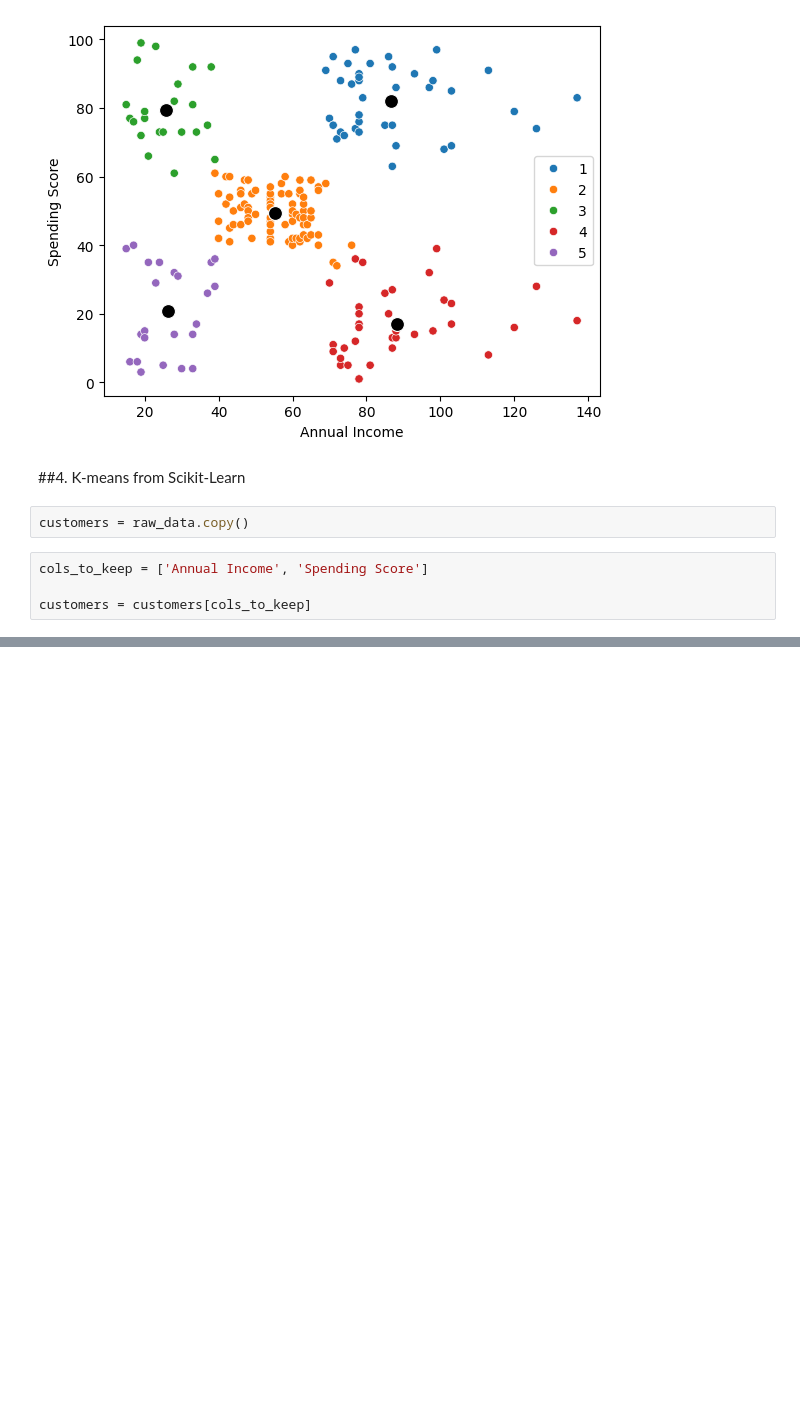
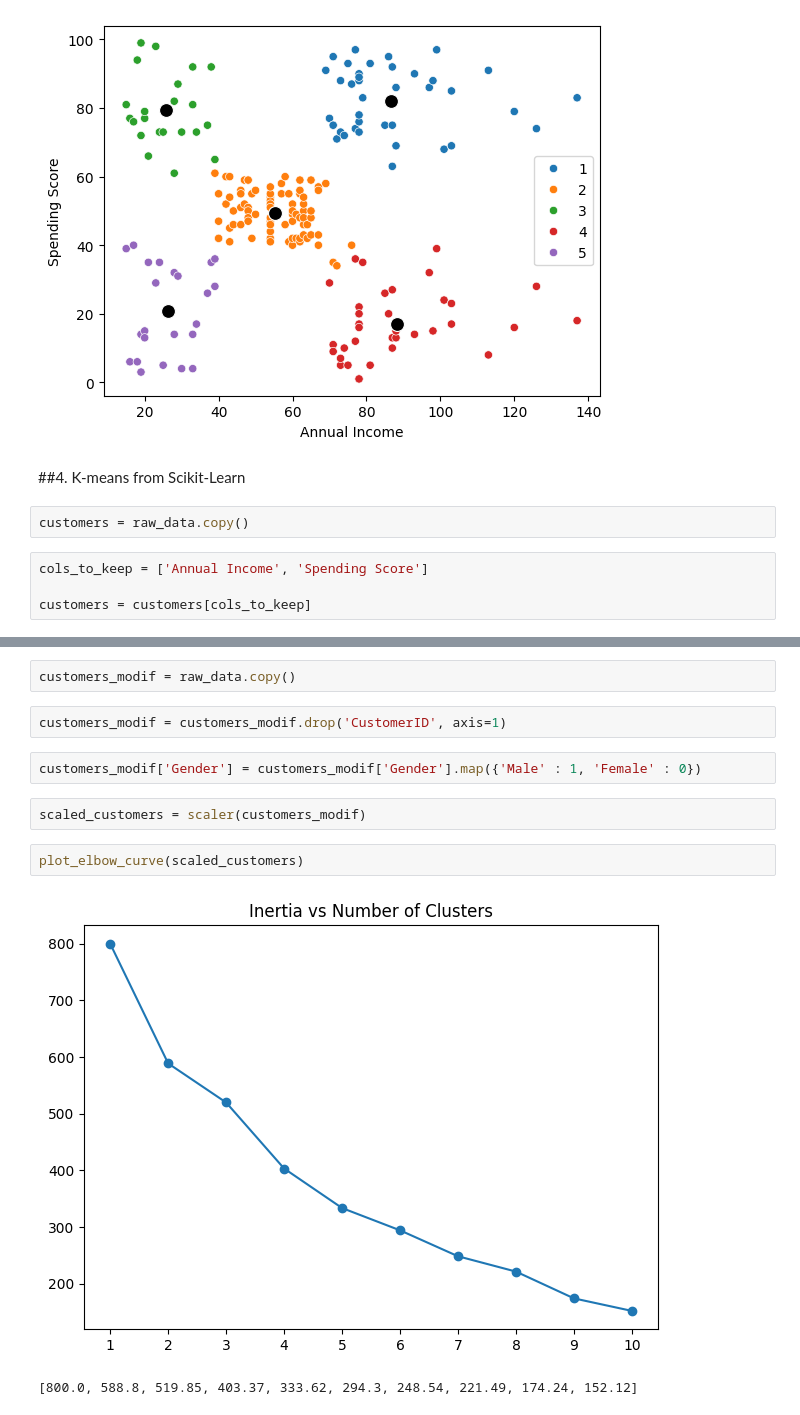
Before and after one commit to Krzesimir13/DataQuest, a Jupyter notebook: k-means.ipynb, the cells around one changed output, grey strips where cells are left out. Saved outputs shown, nothing was run; the diff lists cells and outputs as text; blank space fills up the shorter version.

```diff
--- a/k-means.ipynb
+++ b/k-means.ipynb
@@ -411,0 +454,13 @@ customers = customers[cols_to_keep]
+# %%
+customers_modif = raw_data.copy()
+# %%
+customers_modif = customers_modif.drop('CustomerID', axis=1)
+# %%
+customers_modif['Gender'] = customers_modif['Gender'].map({'Male' : 1, 'Female' : 0})
+# %%
+scaled_customers = scaler(customers_modif)
+# %%
+plot_elbow_curve(scaled_customers)
+# %% [output]
+[figure, added]
+[800.0, 588.8, 519.85, 403.37, 333.62, 294.3, 248.54, 221.49, 174.24, 152.12]
```
Also changed, not shown: parts of 6 cells of this notebook.
